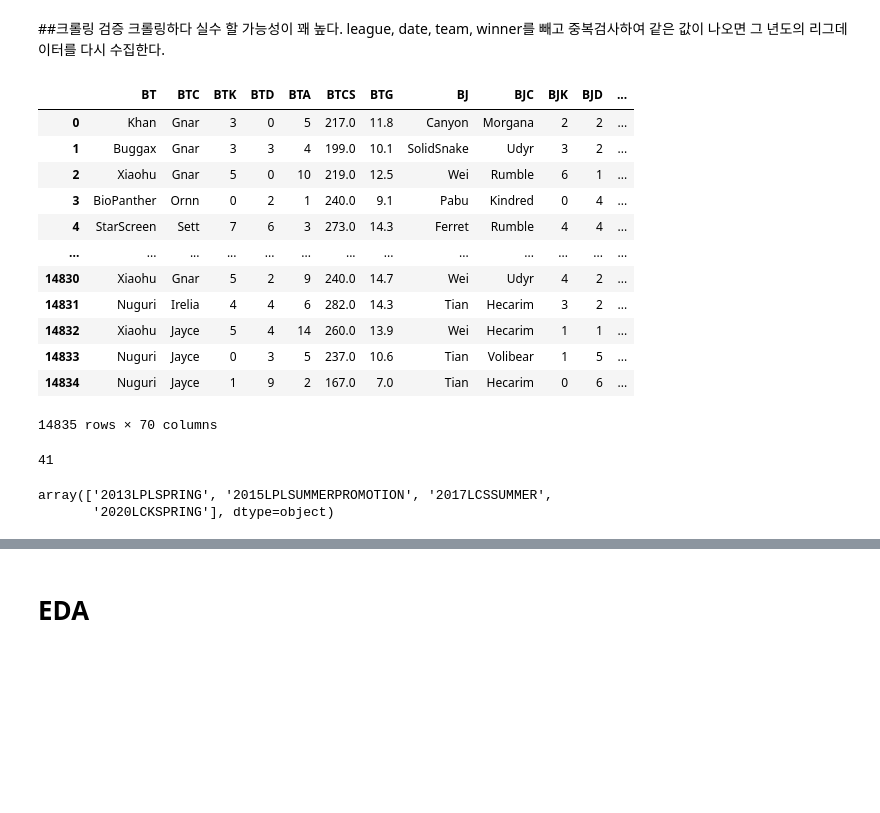
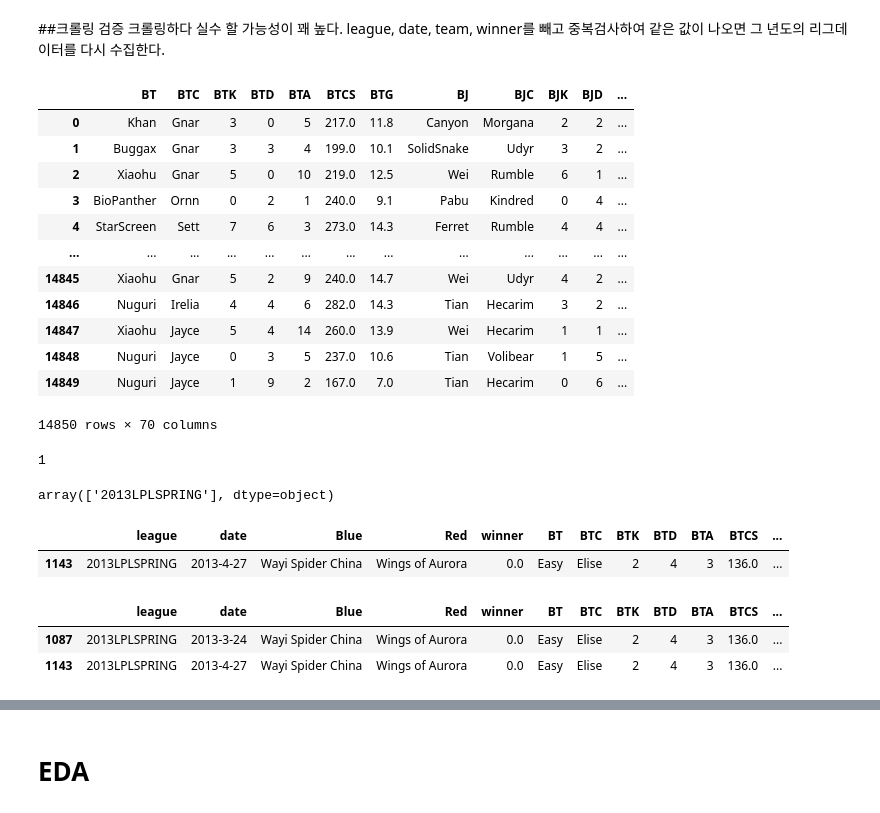
Before and after one commit to snaiws/Project-2, a Jupyter notebook: Project2.ipynb, the cells around one changed output, grey strips where cells are left out. Saved outputs shown, nothing was run; the diff lists cells and outputs as text; code cells hidden in the pictures; blank space fills up the shorter version.

```diff
--- a/Project2.ipynb
+++ b/Project2.ipynb
@@ -569,7 +569,7 @@ Saving 1 (214).csv to 1 (214).csv
 # %%
 #업로드한 파일 합치고 깃허브에 올려 접근성을 높이기 위해 다운로드
 df=pd.read_csv('1 (1).csv')
-for i in range(213):
+for i in range(214):
   df1=pd.read_csv(f'1 ({i+2}).csv')
   df=pd.concat([df,df1])
 df.reset_index(inplace=True)
@@ -608,25 +608,36 @@ a
 | 3 | BioPanther | Ornn | 0 | 2 | 1 | 240.0 | 9.1 | Pabu | Kindred | 0 | 4 | ... |
 | 4 | StarScreen | Sett | 7 | 6 | 3 | 273.0 | 14.3 | Ferret | Rumble | 4 | 4 | ... |
 | ... | ... | ... | ... | ... | ... | ... | ... | ... | ... | ... | ... | ... |
-| 14830 | Xiaohu | Gnar | 5 | 2 | 9 | 240.0 | 14.7 | Wei | Udyr | 4 | 2 | ... |
-| 14831 | Nuguri | Irelia | 4 | 4 | 6 | 282.0 | 14.3 | Tian | Hecarim | 3 | 2 | ... |
-| 14832 | Xiaohu | Jayce | 5 | 4 | 14 | 260.0 | 13.9 | Wei | Hecarim | 1 | 1 | ... |
-| 14833 | Nuguri | Jayce | 0 | 3 | 5 | 237.0 | 10.6 | Tian | Volibear | 1 | 5 | ... |
-| 14834 | Nuguri | Jayce | 1 | 9 | 2 | 167.0 | 7.0 | Tian | Hecarim | 0 | 6 | ... |
+| 14845 | Xiaohu | Gnar | 5 | 2 | 9 | 240.0 | 14.7 | Wei | Udyr | 4 | 2 | ... |
+| 14846 | Nuguri | Irelia | 4 | 4 | 6 | 282.0 | 14.3 | Tian | Hecarim | 3 | 2 | ... |
+| 14847 | Xiaohu | Jayce | 5 | 4 | 14 | 260.0 | 13.9 | Wei | Hecarim | 1 | 1 | ... |
+| 14848 | Nuguri | Jayce | 0 | 3 | 5 | 237.0 | 10.6 | Tian | Volibear | 1 | 5 | ... |
+| 14849 | Nuguri | Jayce | 1 | 9 | 2 | 167.0 | 7.0 | Tian | Hecarim | 0 | 6 | ... |
-14835 rows × 70 columns
+14850 rows × 70 columns
 # %%
 #중복값 찾기
 a.duplicated().sum()
 # %% [output]
-41
+1
 # %%
 #중복값의 index 로 중복데이터 찾기
-a=a.duplicated()
+c=a.duplicated()
 b=[]
 for i in range(len(a)):
-  if a[i]==True:
+  if c[i]==True:
     b.append(i)
 df.loc[b]['league'].unique()
 # %% [output]
-array(['2013LPLSPRING', '2015LPLSUMMERPROMOTION', '2017LCSSUMMER',
-       '2020LCKSPRING'], dtype=object)
+array(['2013LPLSPRING'], dtype=object)
+# %%
+df.loc[b]
+# %% [output]
+|  | league | date | Blue | Red | winner | BT | BTC | BTK | BTD | BTA | BTCS | ... |
+| 1143 | 2013LPLSPRING | 2013-4-27 | Wayi Spider China | Wings of Aurora | 0.0 | Easy | Elise | 2 | 4 | 3 | 136.0 | ... |
+# %%
+df.loc[df['BT']=='Easy'].loc[df['BTC']=='Elise'].loc[df['BTK']==2].loc[df['BTD']==4]
+#제대로된 데이터를 찾을 수 없으므로 드랍
+# %% [output]
+|  | league | date | Blue | Red | winner | BT | BTC | BTK | BTD | BTA | BTCS | ... |
+| 1087 | 2013LPLSPRING | 2013-3-24 | Wayi Spider China | Wings of Aurora | 0.0 | Easy | Elise | 2 | 4 | 3 | 136.0 | ... |
+| 1143 | 2013LPLSPRING | 2013-4-27 | Wayi Spider China | Wings of Aurora | 0.0 | Easy | Elise | 2 | 4 | 3 | 136.0 | ... |
```
Also changed, not shown: parts of 10 cells of this notebook.
